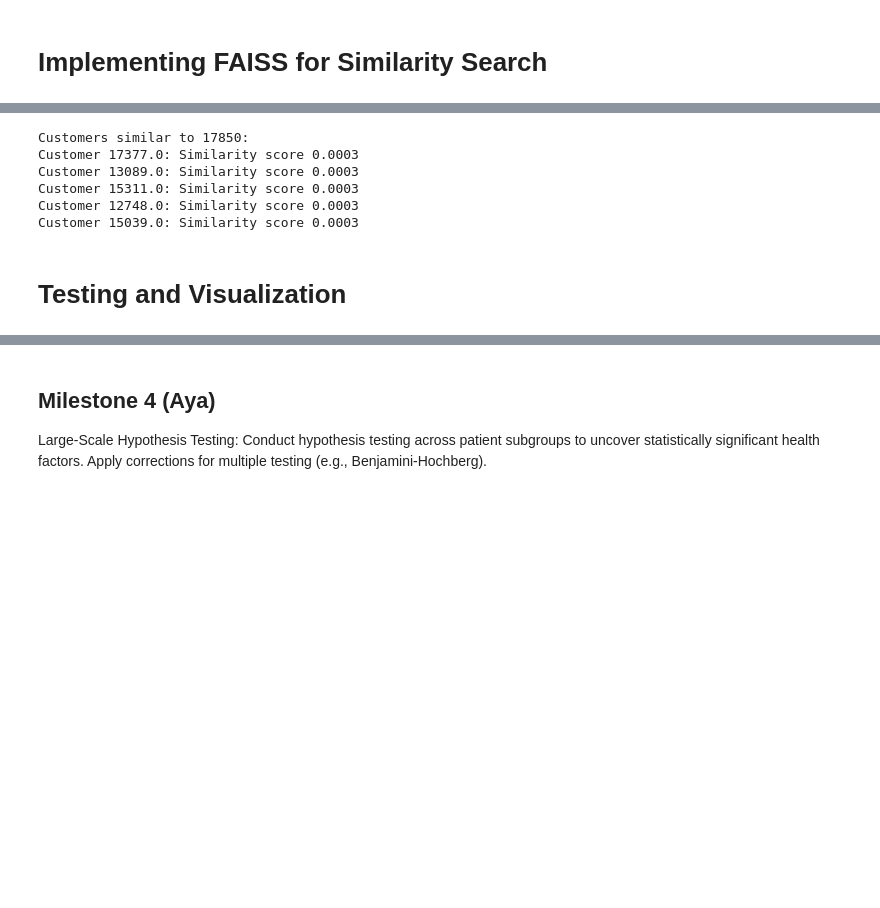
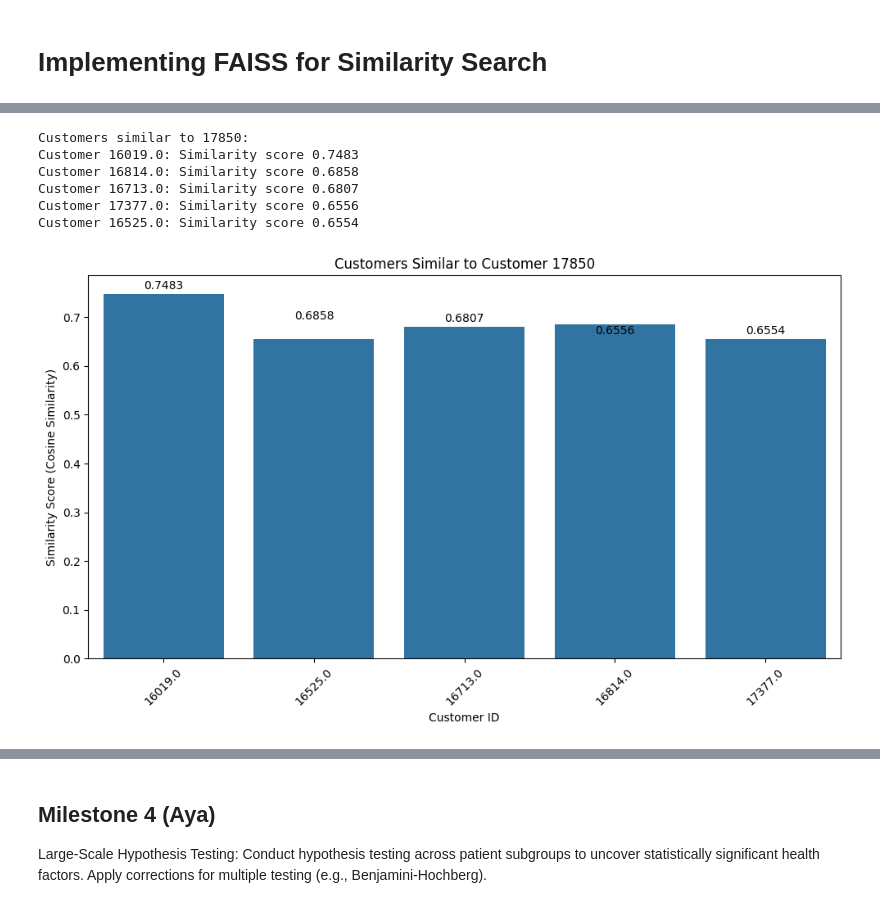
Before and after one commit to Nourshaolin/Real-Time-Retail-Analytics-and-Product-Recommender, a Jupyter notebook: RealTime_Retail_Analytics_and_Product_Recommender.ipynb, the cells around one changed output, grey strips where cells are left out. Cells and saved outputs as stored; diff of their text form; code cells hidden in the pictures; blank space fills up the shorter version.

```diff
--- a/RealTime_Retail_Analytics_and_Product_Recommender.ipynb
+++ b/RealTime_Retail_Analytics_and_Product_Recommender.ipynb
@@ -613,22 +606,26 @@ Successfully installed faiss-cpu-1.11.0
 # %%
-# Implement similarity search using FAISS
+# Implement similarity search using FAISS with cosine similarity 1111
 # This allows efficient finding of similar customers
-
 import faiss
+import numpy as np
 
 # Extract just the feature columns (excluding CustomerID)
 feature_columns = normalized_features.columns.drop('CustomerID')
 features_array = normalized_features[feature_columns].values.astype('float32')
 
-# Create a FAISS index
-dimension = features_array.shape[1]  # Dimensionality of our feature vectors
-index = faiss.IndexFlatL2(dimension)  # L2 distance (Euclidean)
-index.add(features_array)  # Add all customer vectors to the index
+# Normalize vectors to unit length for cosine similarity
+features_array_norm = features_array.copy()
+faiss.normalize_L2(features_array_norm)  # In-place normalization
+
+# Create a FAISS index with inner product (for cosine similarity)
+dimension = features_array_norm.shape[1]  # Dimensionality of our feature vectors
+index = faiss.IndexFlatIP(dimension)  # Inner Product for cosine similarity
+index.add(features_array_norm)  # Add all normalized customer vectors to the index
 
 # Function to find similar customers for a given customer ID
 def find_similar_customers(customer_id, k=5):
     """
-    Finds k most similar customers to the given customer ID.
+    Finds k most similar customers to the given customer ID using cosine similarity.
 
     Parameters:
     customer_id: ID of the target customer
@@ -636,44 +633,75 @@ def find_similar_customers(customer_id, k=5):
 
     Returns:
     List of tuples (customer_id, similarity_score)
     """
     # Get the customer index in our arrays
     customer_idx = normalized_features[normalized_features['CustomerID'] == customer_id].index
 
     if len(customer_idx) == 0:
         return f"Customer ID {customer_id} not found"
 
     customer_idx = customer_idx[0]
 
-    # Get the feature vector for this customer
-    query_vector = features_array[customer_idx].reshape(1, -1)
+    # Get the feature vector for this customer and normalize it
+    query_vector = features_array[customer_idx].reshape(1, -1).copy()
+    faiss.normalize_L2(query_vector)  # Normalize the query vector
 
     # Search for k+1 most similar customers (including self)
-    distances, indices = index.search(query_vector, k+1)
+    similarities, indices = index.search(query_vector, k+1)
 
     # Remove the query customer from results (it will be the first match)
     similar_indices = indices[0][1:]
-    similar_distances = distances[0][1:]
+    similarity_scores = similarities[0][1:]  # These are already similarity scores (not distances)
 
-    # Get customer IDs and convert distances to similarity scores
+    # Get customer IDs
     similar_customers = normalized_features.iloc[similar_indices]['CustomerID'].values
-    similarity_scores = 1/(1+similar_distances)  # Convert distance to similarity
 
     return list(zip(similar_customers, similarity_scores))
 
 # Example: Find similar customers for a specific customer ID
-# Replace 17850 with a customer ID from your dataset
 sample_customer_id = 17850
 similar_customers = find_similar_customers(sample_customer_id, k=5)
 print(f"Customers similar to {sample_customer_id}:")
 for customer_id, similarity in similar_customers:
     print(f"Customer {customer_id}: Similarity score {similarity:.4f}")
+
+# Bonus: Visualize the similarity scores
+import matplotlib.pyplot as plt
+import seaborn as sns
+
+def visualize_similar_customers(similar_customers, customer_id):
+    """
+    Visualize the similarity scores of customers similar to a given customer.
+
+    Parameters:
+    similar_customers: List of tuples (customer_id, similarity_score)
+    customer_id: ID of the target customer
+    """
+    # Create dataframe for plotting
+    similar_df = pd.DataFrame(similar_customers, columns=['CustomerID', 'Similarity'])
+
+    # Plot
+    plt.figure(figsize=(10, 6))
+    ax = sns.barplot(x='CustomerID', y='Similarity', data=similar_df)
+    plt.title(f'Customers Similar to Customer {customer_id}')
+    plt.xlabel('Customer ID')
+    plt.ylabel('Similarity Score (Cosine Similarity)')
+    plt.xticks(rotation=45)
+
+    # Add value labels
+    for i, v in enumerate(similar_df['Similarity']):
+        ax.text(i, v + 0.01, f"{v:.4f}", ha='center')
+
+    plt.tight_layout()
+    plt.show()
+
+# Visualize the results
+visualize_similar_customers(similar_customers, sample_customer_id)
 # %% [output]
 Customers similar to 17850:
-Customer 17377.0: Similarity score 0.0003
-Customer 13089.0: Similarity score 0.0003
-Customer 15311.0: Similarity score 0.0003
-Customer 12748.0: Similarity score 0.0003
-Customer 15039.0: Similarity score 0.0003
+Customer 16019.0: Similarity score 0.7483
+Customer 16814.0: Similarity score 0.6858
+Customer 16713.0: Similarity score 0.6807
+Customer 17377.0: Similarity score 0.6556
+Customer 16525.0: Similarity score 0.6554
+[figure, added]
-# %% [markdown]
-# Testing and Visualization
```
Also changed, not shown: parts of 19 cells of this notebook.
